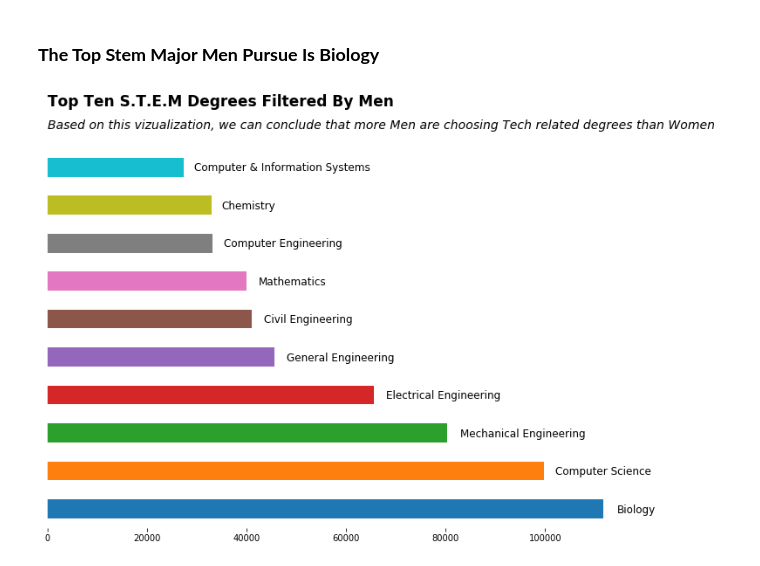
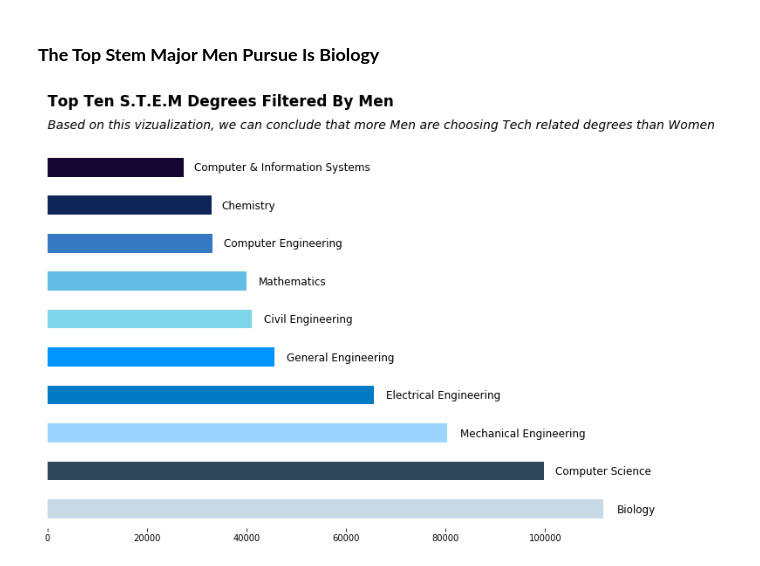
Before and after one commit to LambdaSchool/DS-Unit-1-Sprint-5-Data-Storytelling-Blog-Post, a Jupyter notebook: College_Majors_Theory.ipynb, the cells around one changed output. Saved outputs shown, nothing was run; the diff lists cells and outputs as text; code cells hidden in the pictures.

```diff
--- a/College_Majors_Theory.ipynb
+++ b/College_Majors_Theory.ipynb
@@ -491,29 +494,30 @@ men_stem
 # %%
 # Using the five thirty eight style
 plt.style.context('fivethirtyeight')
 # Plotting top 10 Men categories for majors
-ax = men_stem.plot.barh(x='Major', y='Men', figsize=(12,8))
+cmap = ['#C8D9E6', '#2F4759', '#9BD5FF', '#027AC4', '#0094FF', '#7ED5EA', '#63BCE5', '#3778C2', '#0F2557', '#150734']
+ax = men_stem.plot.barh(x='Major', y='Men', figsize=(12,8), color=cmap)
 # Title and Subtitle
 ax.text(s="Top Ten S.T.E.M Degrees Filtered By Men", y=10.6, x=-5, fontsize=17, fontweight='semibold')
 ax.text(s="Based on this vizualization, we can conclude that more Men are choosing Tech related degrees than Women  ", y=10, x=-5, fontsize=14, fontstyle='italic')
 # The little details
 ax.spines['top'].set_visible(False)
 ax.spines['right'].set_visible(False)
 ax.spines['bottom'].set_visible(False)
 ax.spines['left'].set_visible(False)
 ax.set_ylabel('')
 ax.get_legend().remove()
 ax.yaxis.set_visible(False)
 # Plotting Labels
 ax.text(x=29500,y=8.9, s="Computer & Information Systems", fontsize=12, fontweight='light', color=('#000000'));
 ax.text(x=35000,y=7.9, s="Chemistry", fontsize=12, fontweight='light', color=('#000000'));
 ax.text(x=35500,y=6.9, s="Computer Engineering", fontsize=12, fontweight='light', color=('#000000'));
 ax.text(x=42500,y=5.9, s="Mathematics", fontsize=12, fontweight='light', color=('#000000'));
 ax.text(x=43500,y=4.9, s="Civil Engineering", fontsize=12, fontweight='light', color=('#000000'));
 ax.text(x=48000,y=3.9, s="General Engineering", fontsize=12, fontweight='light', color=('#000000'));
 ax.text(x=68000,y=2.9, s="Electrical Engineering", fontsize=12, fontweight='light', color=('#000000'));
 ax.text(x=83000,y=1.9, s="Mechanical Engineering", fontsize=12, fontweight='light', color=('#000000'));
 ax.text(x=102000,y=.9, s="Computer Science", fontsize=12, fontweight='light', color=('#000000'));
 ax.text(x=114500,y=-0.10, s="Biology", fontsize=12, fontweight='light', color=('#000000'));
 # %% [output]
-[figure, old version]
+[figure, new version]
```
Also changed, not shown: parts of 4 cells of this notebook.
